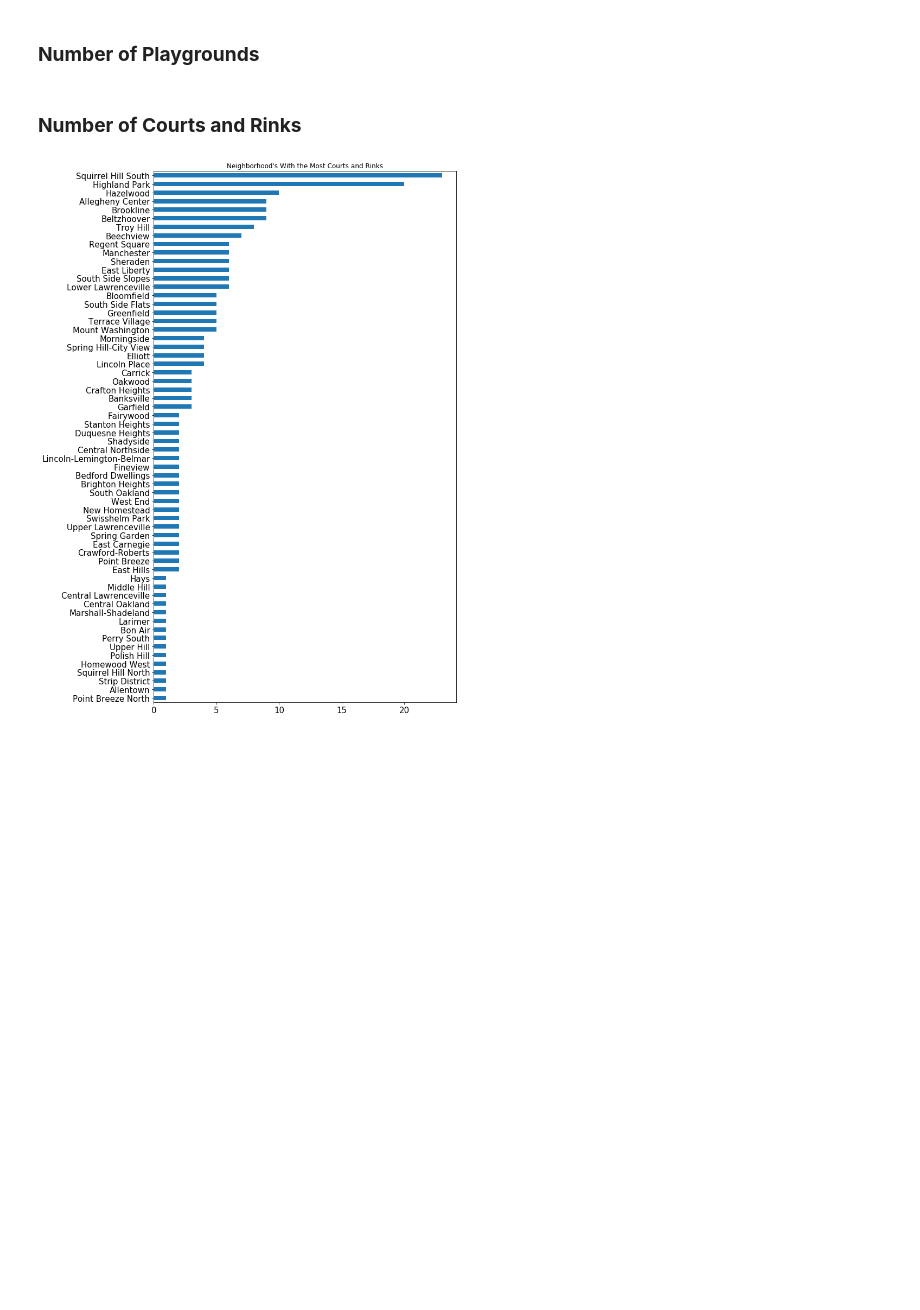
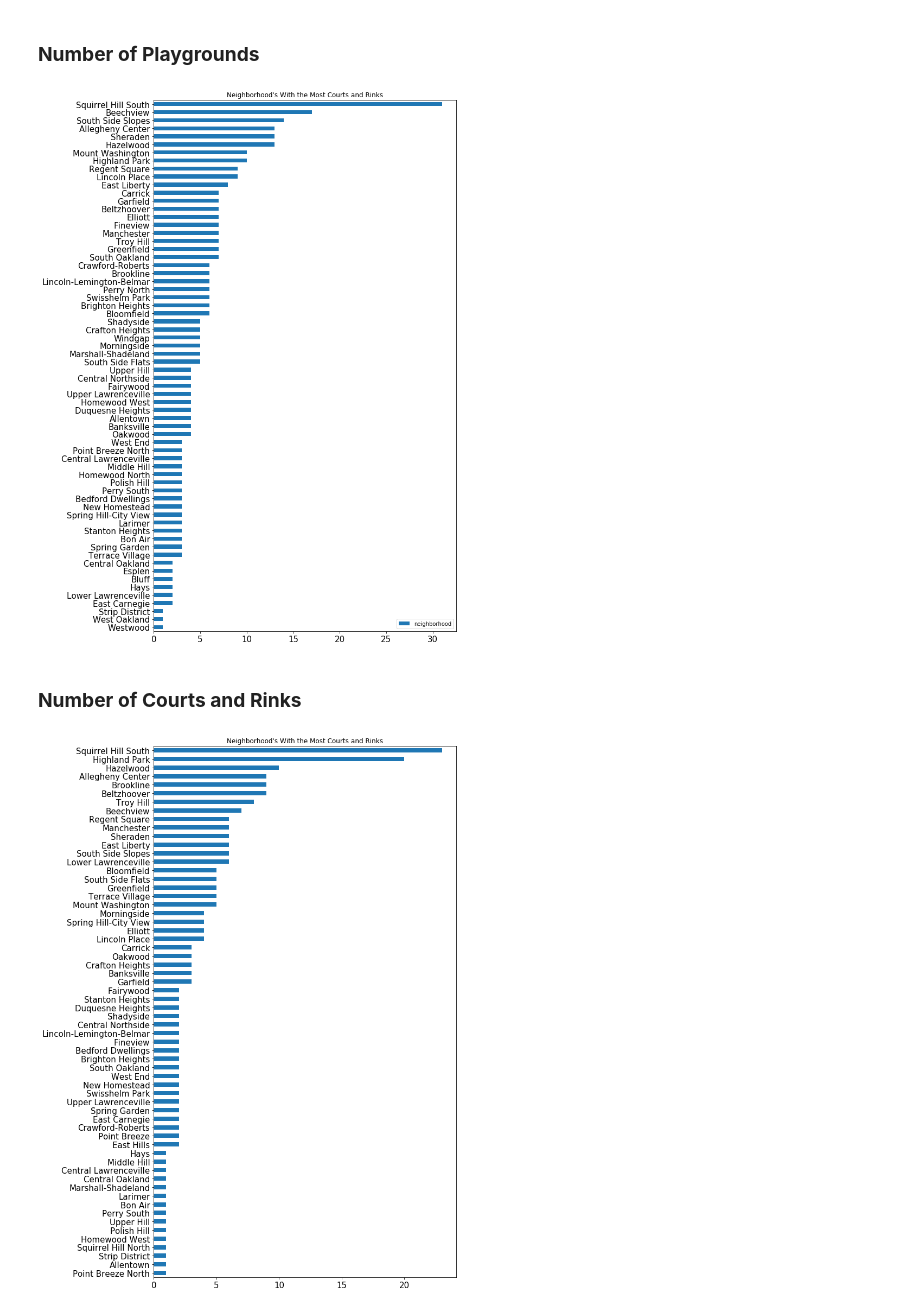
Before and after one commit to lucasz-hu/Big-Ideas-Final, a Jupyter notebook: final2.ipynb, the cells around one changed output. Cells and saved outputs as stored; diff of their text form; code cells hidden in the pictures; blank space fills up the shorter version.

```diff
--- a/final2.ipynb
+++ b/final2.ipynb
@@ -47,5 +49,20 @@ children.plot.barh(title="Neighborhoods With the Most Children", figsize=(10,18)
 # %% [markdown]
 ### **Number of Playgrounds**
+# %%
+playground = playground.sort_index(ascending=True)
+
+playground = playground[playground['equipment_type'].str.find("Spring Toy")<0]
+
+#removed Spring Toys from the list so only large playground structures are counted
+
+totals = playground.index.value_counts().sort_values(ascending = False)
+
+totals_df = pd.DataFrame(totals)
+# totals_df is the final dataframe with all totals listed next to the neighborhoods in descending order
+# Squirrel Hill South has the most structures by far with 31--Beechview is in second with 17 structures
+totals_df.plot.barh(title="Neighborhood's With the Most Courts and Rinks", figsize=(10,18), fontsize=15, rot=0).invert_yaxis()
+# %% [output]
+[figure, added]
 # %% [markdown]
 ### **Number of Courts and Rinks**
 # %%
```
Also changed, not shown: parts of 1 cell of this notebook.
